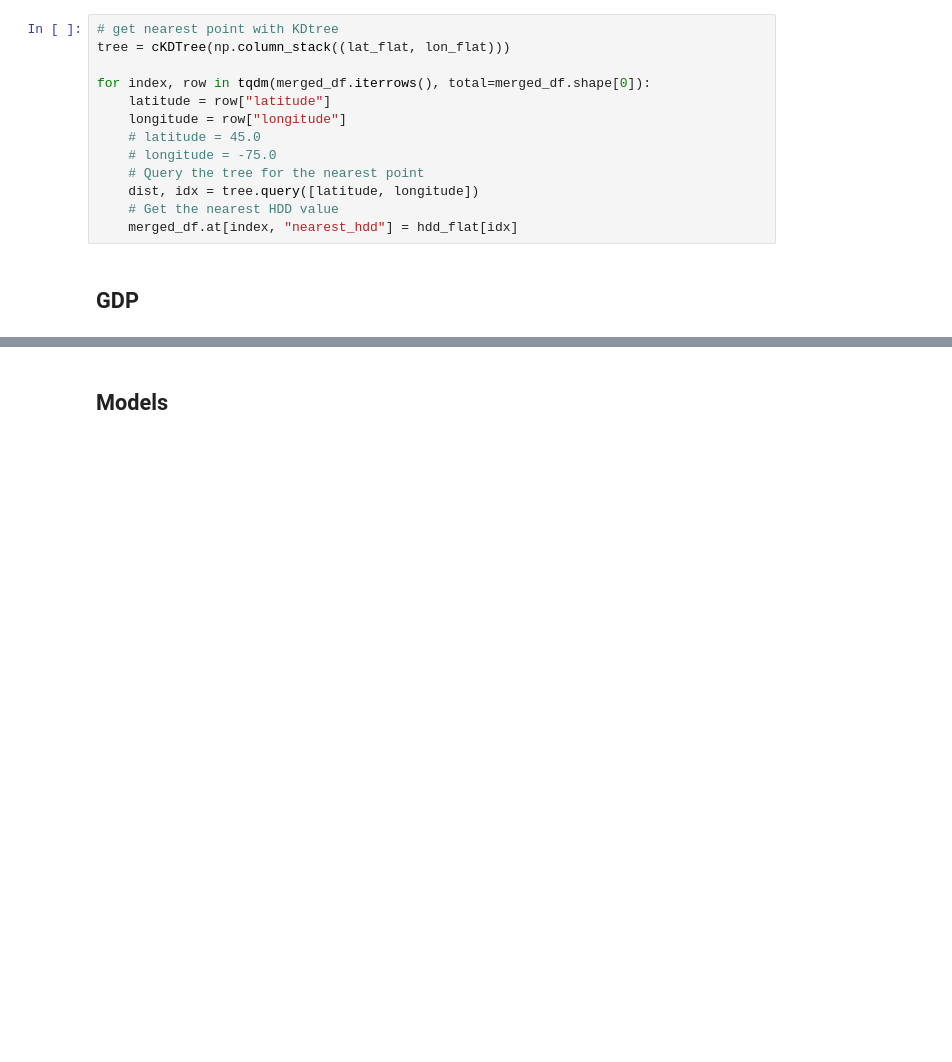
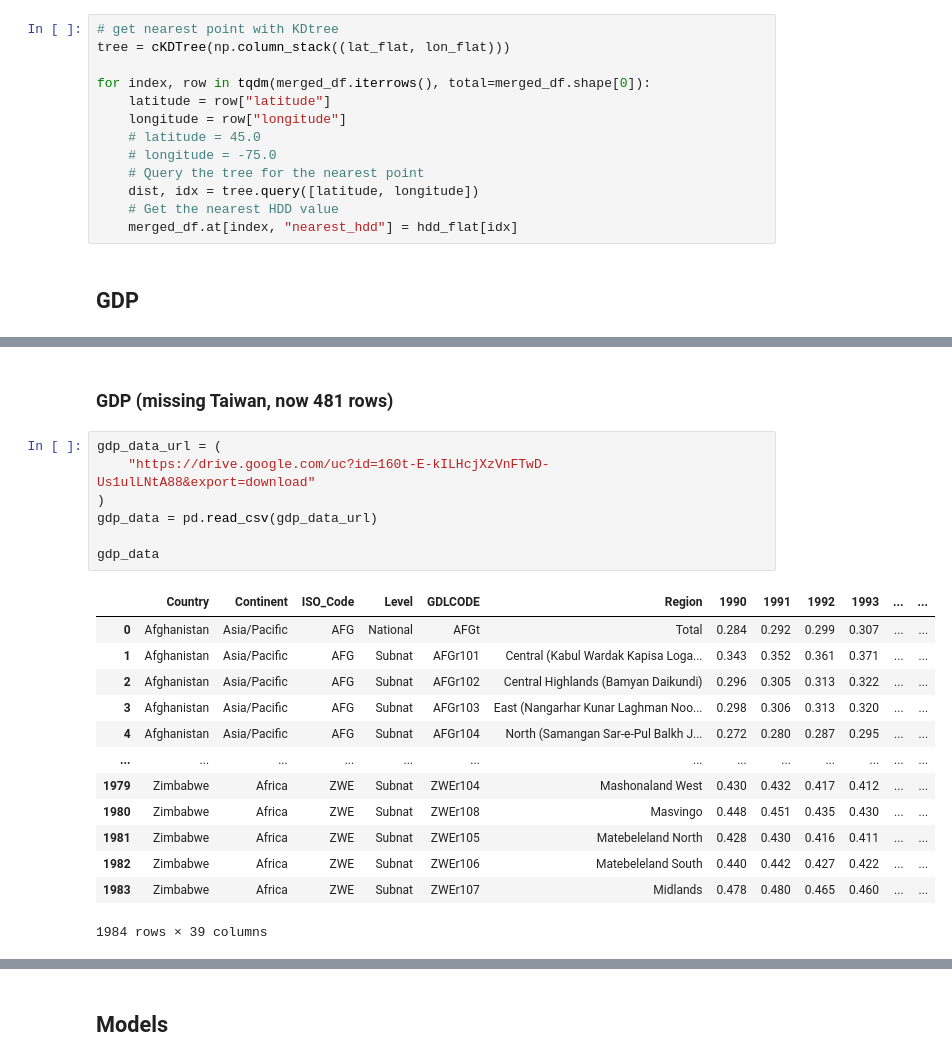
Before and after one commit to AliciaXia222/Capstone-Team-Climate-Trace, a Jupyter notebook: Base_Model.ipynb, the cells around one changed output, grey strips where cells are left out. Drawn from its saved outputs; the diff is of its cells as text; blank space fills up the shorter version.

```diff
--- a/Base_Model.ipynb
+++ b/Base_Model.ipynb
@@ -297,0 +697,23 @@ merged_df[merged_df['GDP_2022'].isna()]
+# %% [markdown]
+### GDP (missing Taiwan, now 481 rows)
+# %%
+gdp_data_url = (
+    "https://drive.google.com/uc?id=160t-E-kILHcjXzVnFTwD-Us1ulLNtA88&export=download"
+)
+gdp_data = pd.read_csv(gdp_data_url)
+
+gdp_data
+# %% [output]
+|  | Country | Continent | ISO_Code | Level | GDLCODE | Region | 1990 | 1991 | 1992 | 1993 | ... | ... |
+| 0 | Afghanistan | Asia/Pacific | AFG | National | AFGt | Total | 0.284 | 0.292 | 0.299 | 0.307 | ... | ... |
+| 1 | Afghanistan | Asia/Pacific | AFG | Subnat | AFGr101 | Central (Kabul Wardak Kapisa Loga... | 0.343 | 0.352 | 0.361 | 0.371 | ... | ... |
+| 2 | Afghanistan | Asia/Pacific | AFG | Subnat | AFGr102 | Central Highlands (Bamyan Daikundi) | 0.296 | 0.305 | 0.313 | 0.322 | ... | ... |
+| 3 | Afghanistan | Asia/Pacific | AFG | Subnat | AFGr103 | East (Nangarhar Kunar Laghman Noo... | 0.298 | 0.306 | 0.313 | 0.320 | ... | ... |
+| 4 | Afghanistan | Asia/Pacific | AFG | Subnat | AFGr104 | North (Samangan Sar-e-Pul Balkh J... | 0.272 | 0.280 | 0.287 | 0.295 | ... | ... |
+| ... | ... | ... | ... | ... | ... | ... | ... | ... | ... | ... | ... | ... |
+| 1979 | Zimbabwe | Africa | ZWE | Subnat | ZWEr104 | Mashonaland West | 0.430 | 0.432 | 0.417 | 0.412 | ... | ... |
+| 1980 | Zimbabwe | Africa | ZWE | Subnat | ZWEr108 | Masvingo | 0.448 | 0.451 | 0.435 | 0.430 | ... | ... |
+| 1981 | Zimbabwe | Africa | ZWE | Subnat | ZWEr105 | Matebeleland North | 0.428 | 0.430 | 0.416 | 0.411 | ... | ... |
+| 1982 | Zimbabwe | Africa | ZWE | Subnat | ZWEr106 | Matebeleland South | 0.440 | 0.442 | 0.427 | 0.422 | ... | ... |
+| 1983 | Zimbabwe | Africa | ZWE | Subnat | ZWEr107 | Midlands | 0.478 | 0.480 | 0.465 | 0.460 | ... | ... |
+1984 rows × 39 columns
```
Also changed, not shown: parts of 53 cells of this notebook, 3 other files.
